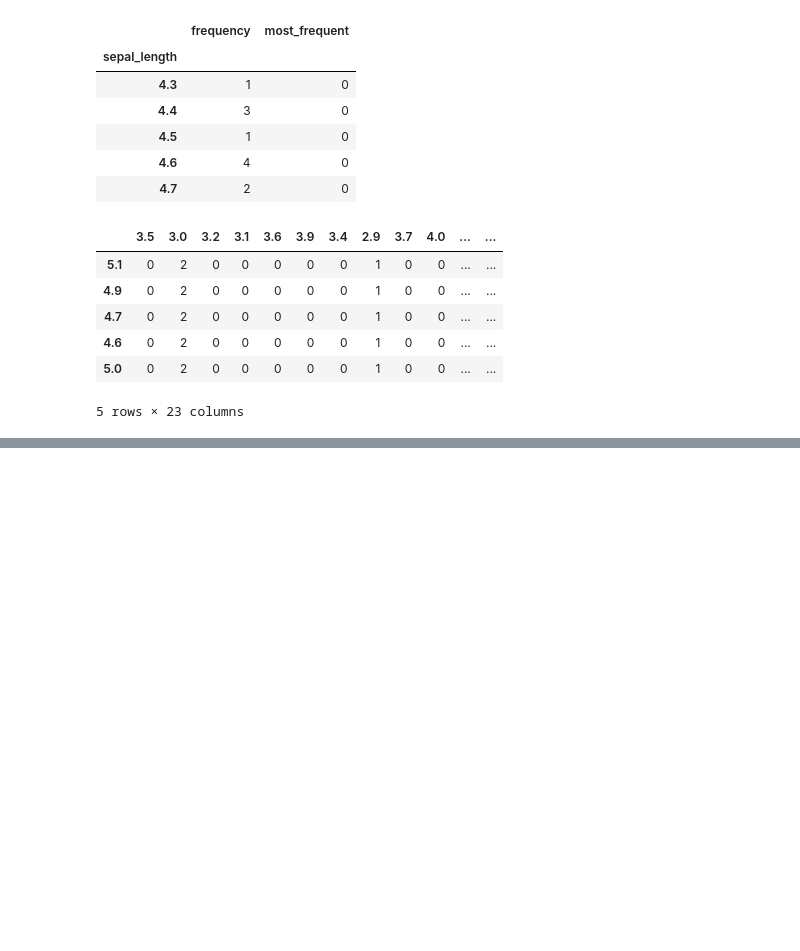
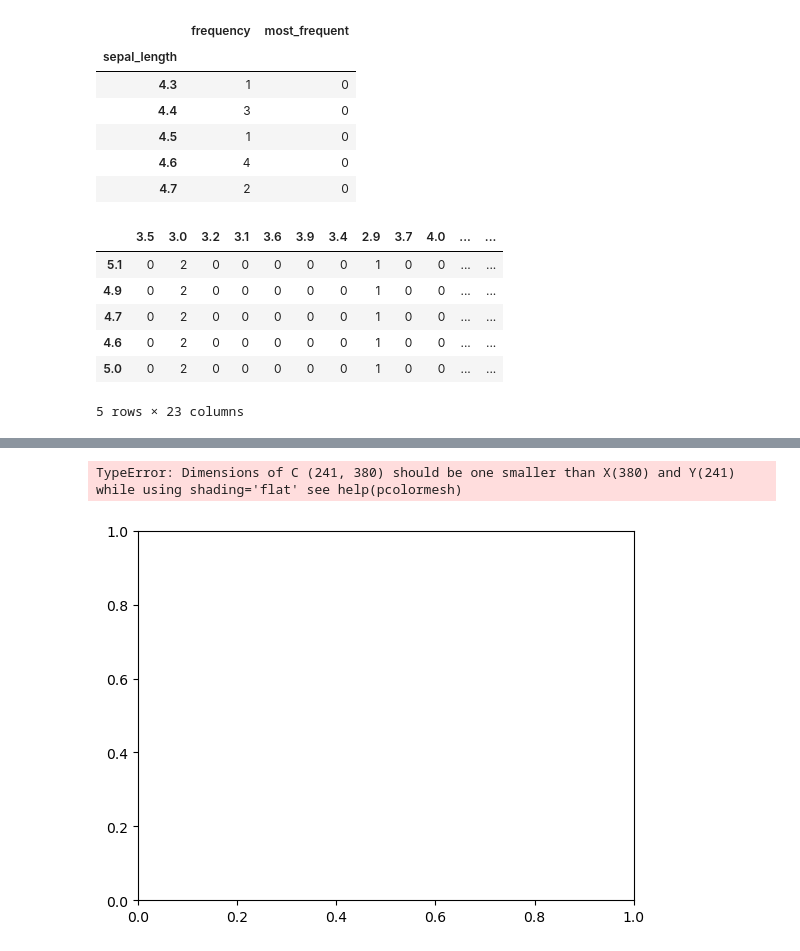
Before and after one commit to Linus-J/data-mining-tasks, a Jupyter notebook: 3-Rule-Classification/classifier.ipynb, the cells around one changed output, grey strips where cells are left out. Cells and saved outputs as stored; diff of their text form; code cells hidden in the pictures; blank space fills up the shorter version.

```diff
--- a/3-Rule-Classification/classifier.ipynb
+++ b/3-Rule-Classification/classifier.ipynb
@@ -77,0 +183,21 @@ Score:0.13167701863354037
+# %%
+x0range = np.arange(4.2,8,0.01)
+x1range = np.arange(2,4.4,0.01)
+x0,x1=np.meshgrid(x0range,x1range)
+xpairs = np.column_stack((x0.ravel(), x1.ravel()))
+yhatpairs = lr.predict(xpairs)
+yhatmesh = yhatpairs.reshape(x0.shape)
+
+fig, ax = plt.subplots()
+
+# Plot colormesh
+pcm = ax.pcolormesh(x0, x1, yhatmesh, shading='flat', cmap='Blues')
+
+# Plot scatter on the same axes
+scatter = ax.scatter(xtest[:, 0], xtest[:, 1], c=yhat, cmap='viridis')
+
+# Show the plot
+plt.show()
+# %% [output]
+TypeError: Dimensions of C (241, 380) should be one smaller than X(380) and Y(241) while using shading='flat' see help(pcolormesh)
+[figure, added]
```
Also changed, not shown: parts of 7 cells of this notebook, 2 other files.
